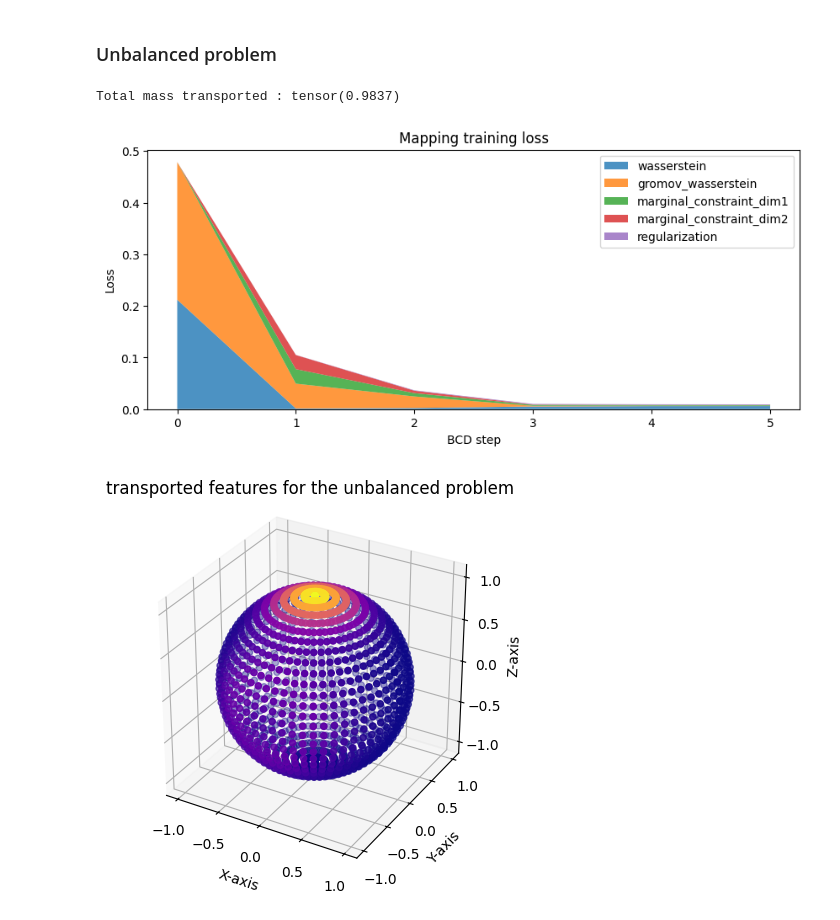
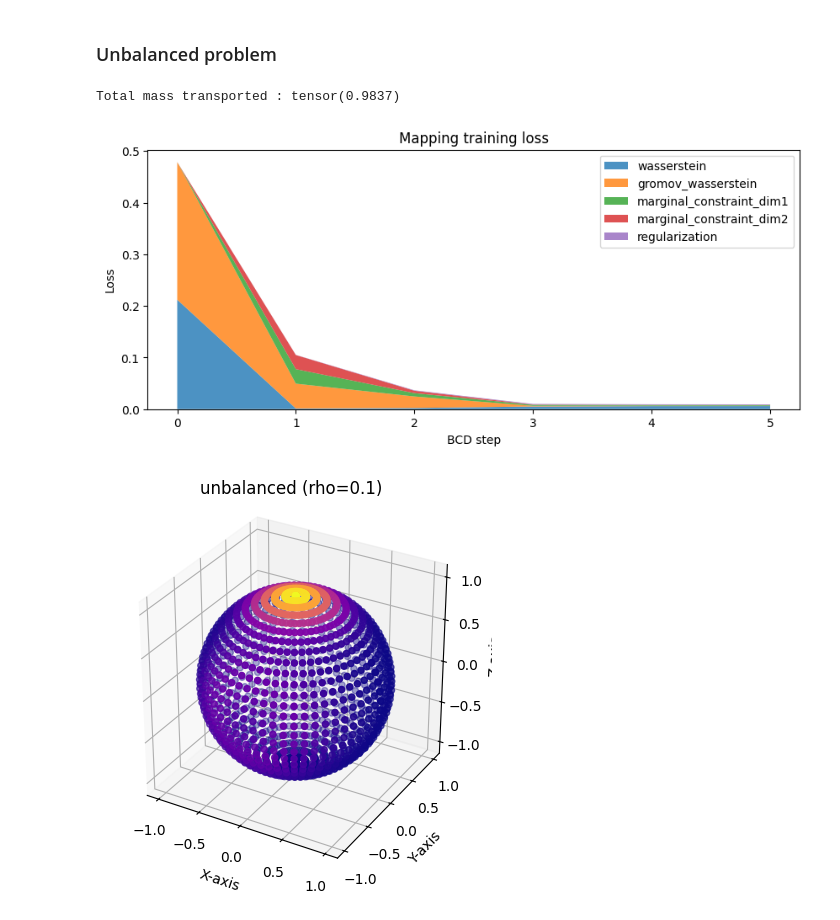
Before and after one commit to gauthavite/FUGW, a Jupyter notebook: von_mises.ipynb, the cells around one changed output. Drawn from its saved outputs; the diff is of its cells as text; code cells hidden in the pictures.

Commit message:
more figures

```diff
--- a/von_mises.ipynb
+++ b/von_mises.ipynb
@@ -130,7 +130,7 @@ def visualize(alpha, rho, eps, P, source_features, loss_ls, problem):
     ax.set_ylabel('Y-axis')
     ax.set_zlabel('Z-axis')
     ax.set_aspect('equal')
-    ax.set_title(f'transported features for the {problem} problem')
+    ax.set_title(problem)
 
     # cbar = plt.colorbar(scatter, ax=ax)
     # cbar.set_label('Density')
@@ -175,8 +175,8 @@ P_unbalanced, loss_ls_unbalanced = solver(alpha=alpha, rho=rho_unbalanced, eps=e
     nits_bcd=5
 )
 # %%
-visualize(alpha, rho_unbalanced, eps, P_unbalanced, source_features_normalized, loss_ls_unbalanced, "unbalanced")
+visualize(alpha, rho_unbalanced, eps, P_unbalanced, source_features_normalized, loss_ls_unbalanced, f"unbalanced (rho={rho_unbalanced})")
 # %% [output]
 Total mass transported : tensor(0.9837)
 [figure]
-[figure, old version]
+[figure, new version]
```
Also changed, not shown: parts of 3 cells of this notebook, 7 other files.
